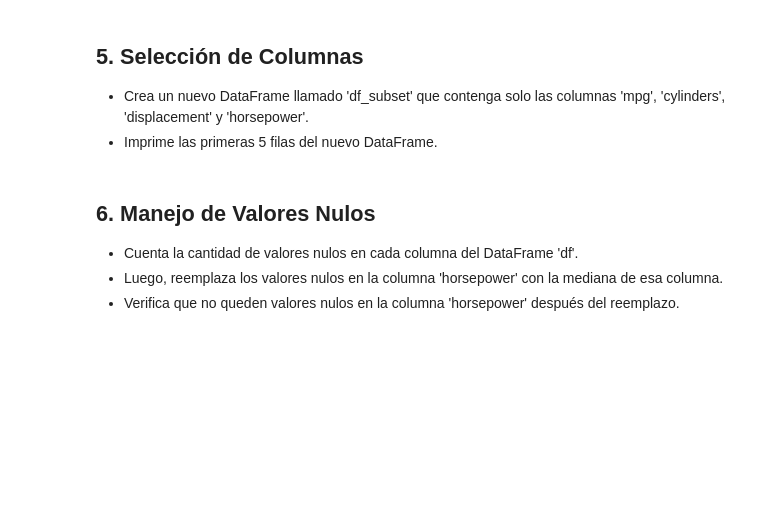
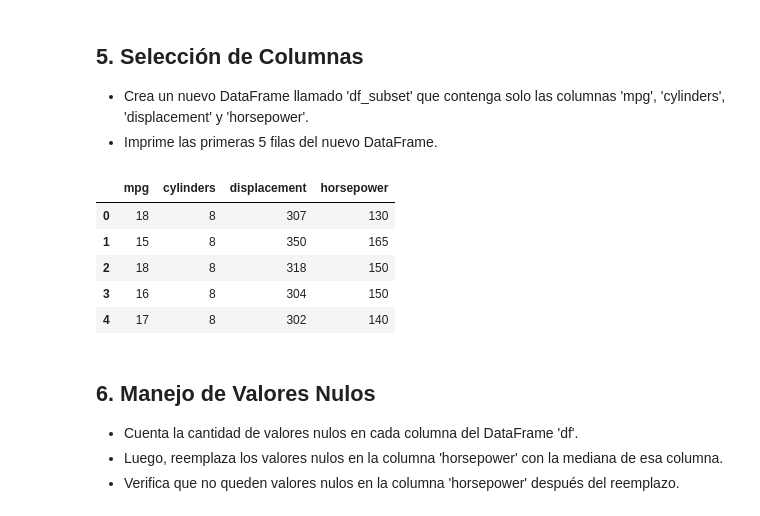
Before and after one commit to cmessoftware/DataScienceVSCode, a Jupyter notebook: notebooks/classes/ch4/Actividad_clase03.ipynb, the cells around one changed output. Cells and saved outputs as stored; diff of their text form; code cells hidden in the pictures; blank space fills up the shorter version.

```diff
--- a/notebooks/classes/ch4/Actividad_clase03.ipynb
+++ b/notebooks/classes/ch4/Actividad_clase03.ipynb
@@ -41,6 +109,17 @@ Investiga sobre el dataset con el que vamos a trabajar. El dataset es parte de l
 ## 5. Selección de Columnas
 * Crea un nuevo DataFrame llamado 'df_subset' que contenga solo las columnas 'mpg', 'cylinders', 'displacement' y 'horsepower'.
 * Imprime las primeras 5 filas del nuevo DataFrame.
+# %%
+df_subset = df[['mpg', 'cylinders', 'displacement', 'horsepower']]
+df_subset = df_subset.dropna()
+df_subset.head()
+# %% [output]
+|  | mpg | cylinders | displacement | horsepower |
+| 0 | 18 | 8 | 307 | 130 |
+| 1 | 15 | 8 | 350 | 165 |
+| 2 | 18 | 8 | 318 | 150 |
+| 3 | 16 | 8 | 304 | 150 |
+| 4 | 17 | 8 | 302 | 140 |
 # %% [markdown]
 ## 6. Manejo de Valores Nulos
 * Cuenta la cantidad de valores nulos en cada columna del DataFrame 'df'.
```
Also changed, not shown: parts of 9 cells of this notebook, 2 other files.
